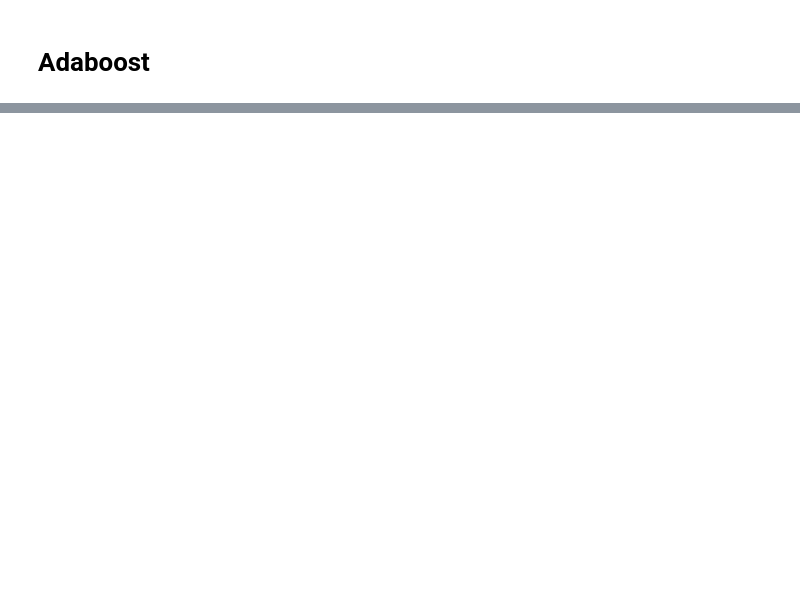
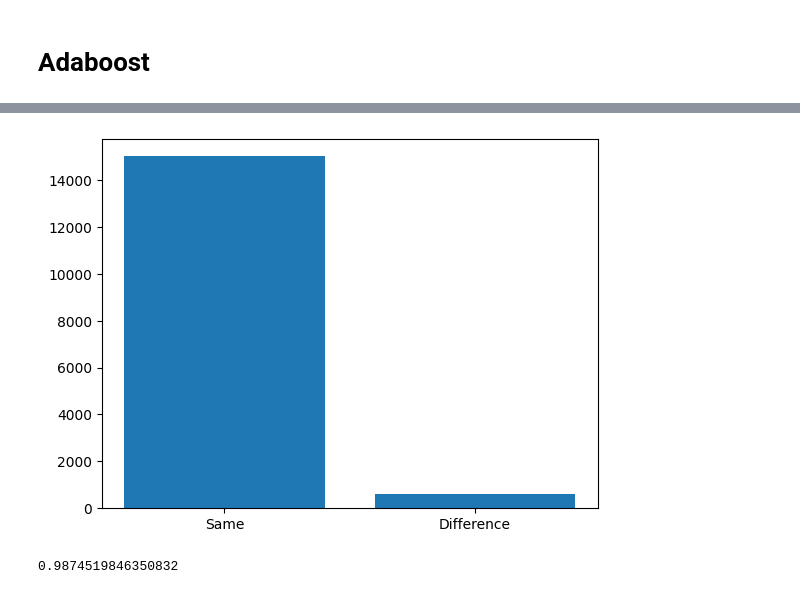
Before and after one commit to cuberhaus/MD2, a Jupyter notebook: src/meta_learning.ipynb, the cells around one changed output, grey strips where cells are left out. Cells and saved outputs as stored; diff of their text form; code cells hidden in the pictures; blank space fills up the shorter version.

```diff
--- a/src/meta_learning.ipynb
+++ b/src/meta_learning.ipynb
@@ -113,7 +113,7 @@ scores = []
 for n_estimators in estimator_range:
 
     # Create bagging classifier
-    clf = BaggingClassifier(n_estimators = n_estimators, random_state = 22)
+    clf = BaggingClassifier(n_estimators = n_estimators, random_state = 22, n_jobs=-1)
 
     # Fit the model
     clf.fit(X_train, y_train)
@@ -144,7 +144,7 @@ plt.show()
 # %%
 from sklearn.ensemble import RandomForestClassifier
 # %%
-rf = RandomForestClassifier(max_depth=200, max_features=4, n_estimators=200)
+rf = RandomForestClassifier(max_depth=200, max_features=4, n_estimators=200, n_jobs=-1)
 test_model_and_save_result(rf, "Random Forest", X_train, X_test, y_train, y_test, results_df_user)
 # %%
 results_df_user.sort_values(by=['acc'], ascending=False)
@@ -172,3 +172,13 @@ results_df_user.sort_values(by=['acc'], ascending=False)
 | Bagging Classifier | 0.966197 | 0.965651 | 0.966197 | 0.915705 |
 | majority_vote_role | 0.917990 | 0.917158 | 0.917990 | 0.857498 |
 | Decision_tree | 0.900960 | 0.899608 | 0.900960 | 0.833709 |
+# %%
+print(majority_vote_role([ABC, rf,clf], X_test, y_test))
+
+
+vc = VotingClassifier(estimators=[('ABC', ABC), ('rf', rf), ('Bagging Classifier', clf)], voting='soft', n_jobs=-1)
+
+test_model_and_save_result(vc, "majority_vote_role 2", X_train, X_test, y_train, y_test, results_df_user)
+# %% [output]
+[figure, added]
+0.9874519846350832
```
Also changed, not shown: parts of 3 cells of this notebook.
